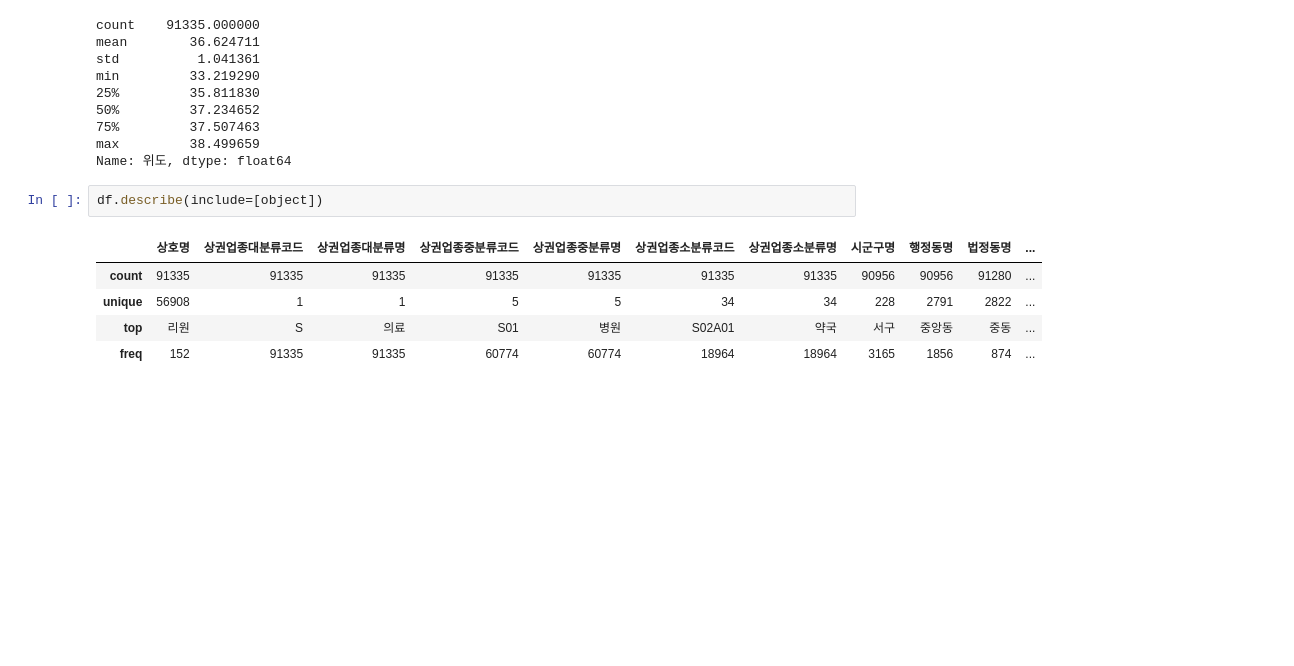
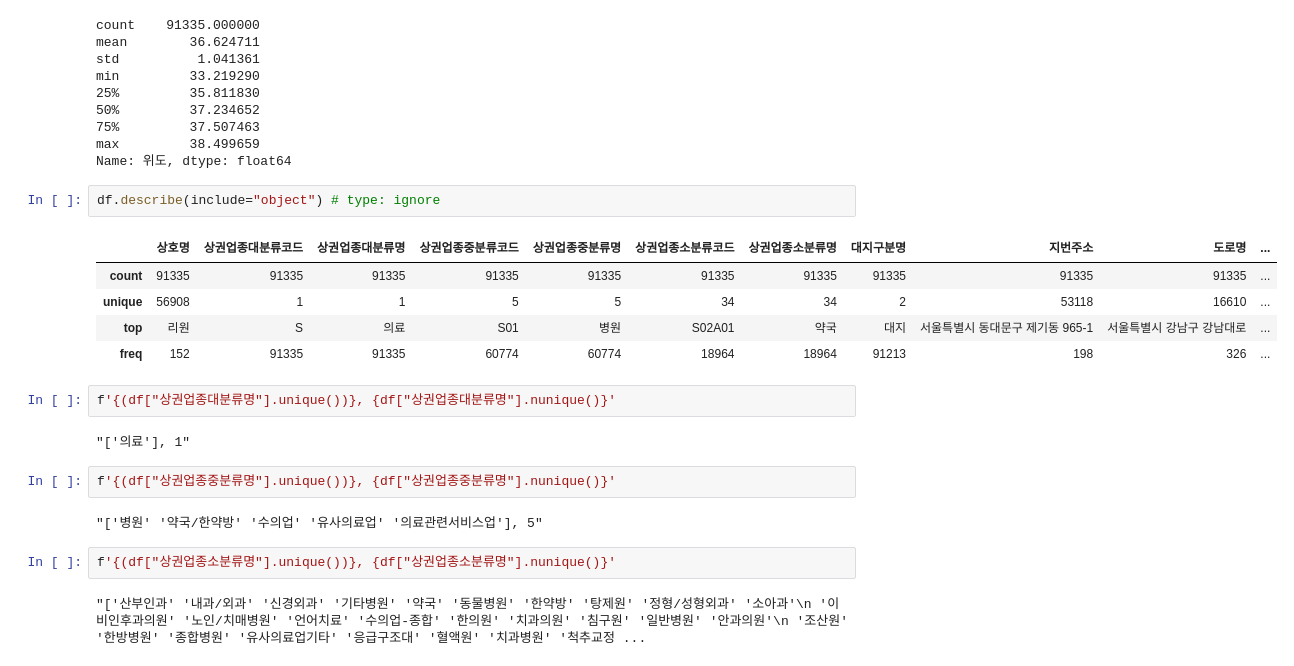
Before and after one commit to byulrim/SelfPacedStudyForPython, a Jupyter notebook: start_data_science_with_python/open_data_analysis.ipynb, the cells around one changed output. Cells and saved outputs as stored; diff of their text form; blank space fills up the shorter version.

```diff
--- a/start_data_science_with_python/open_data_analysis.ipynb
+++ b/start_data_science_with_python/open_data_analysis.ipynb
@@ -262,10 +278,22 @@ min         33.219290
 max         38.499659
 Name: 위도, dtype: float64
 # %%
-df.describe(include=[object])
+df.describe(include="object") # type: ignore
 # %% [output]
-|  | 상호명 | 상권업종대분류코드 | 상권업종대분류명 | 상권업종중분류코드 | 상권업종중분류명 | 상권업종소분류코드 | 상권업종소분류명 | 시군구명 | 행정동명 | 법정동명 | ... |
-| count | 91335 | 91335 | 91335 | 91335 | 91335 | 91335 | 91335 | 90956 | 90956 | 91280 | ... |
-| unique | 56908 | 1 | 1 | 5 | 5 | 34 | 34 | 228 | 2791 | 2822 | ... |
-| top | 리원 | S | 의료 | S01 | 병원 | S02A01 | 약국 | 서구 | 중앙동 | 중동 | ... |
-| freq | 152 | 91335 | 91335 | 60774 | 60774 | 18964 | 18964 | 3165 | 1856 | 874 | ... |
+|  | 상호명 | 상권업종대분류코드 | 상권업종대분류명 | 상권업종중분류코드 | 상권업종중분류명 | 상권업종소분류코드 | 상권업종소분류명 | 대지구분명 | 지번주소 | 도로명 | ... |
+| count | 91335 | 91335 | 91335 | 91335 | 91335 | 91335 | 91335 | 91335 | 91335 | 91335 | ... |
+| unique | 56908 | 1 | 1 | 5 | 5 | 34 | 34 | 2 | 53118 | 16610 | ... |
+| top | 리원 | S | 의료 | S01 | 병원 | S02A01 | 약국 | 대지 | 서울특별시 동대문구 제기동 965-1 | 서울특별시 강남구 강남대로 | ... |
+| freq | 152 | 91335 | 91335 | 60774 | 60774 | 18964 | 18964 | 91213 | 198 | 326 | ... |
+# %%
+f'{(df["상권업종대분류명"].unique())}, {df["상권업종대분류명"].nunique()}'
+# %% [output]
+"['의료'], 1"
+# %%
+f'{(df["상권업종중분류명"].unique())}, {df["상권업종중분류명"].nunique()}'
+# %% [output]
+"['병원' '약국/한약방' '수의업' '유사의료업' '의료관련서비스업'], 5"
+# %%
+f'{(df["상권업종소분류명"].unique())}, {df["상권업종소분류명"].nunique()}'
+# %% [output]
+"['산부인과' '내과/외과' '신경외과' '기타병원' '약국' '동물병원' '한약방' '탕제원' '정형/성형외과' '소아과'\n '이비인후과의원' '노인/치매병원' '언어치료' '수의업-종합' '한의원' '치과의원' '침구원' '일반병원' '안과의원'\n '조산원' '한방병원' '종합병원' '유사의료업기타' '응급구조대' '혈액원' '치과병원' '척추교정 ...
```
Also changed, not shown: parts of 10 cells of this notebook, 4 other files.
